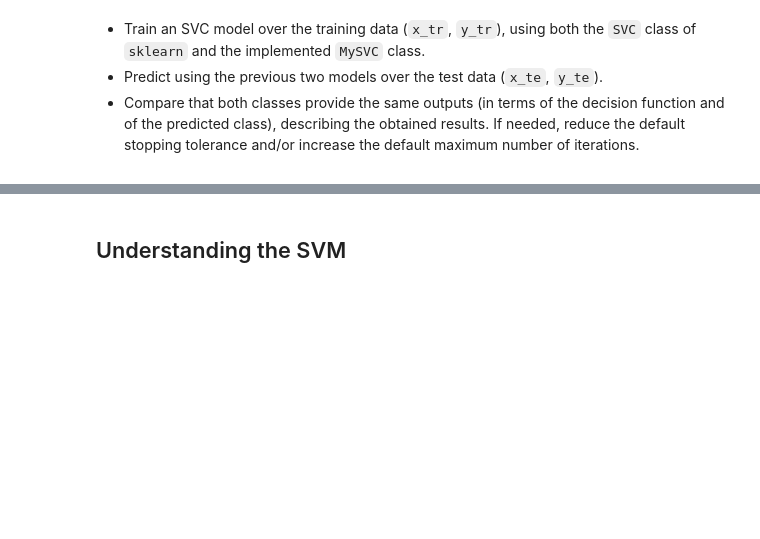
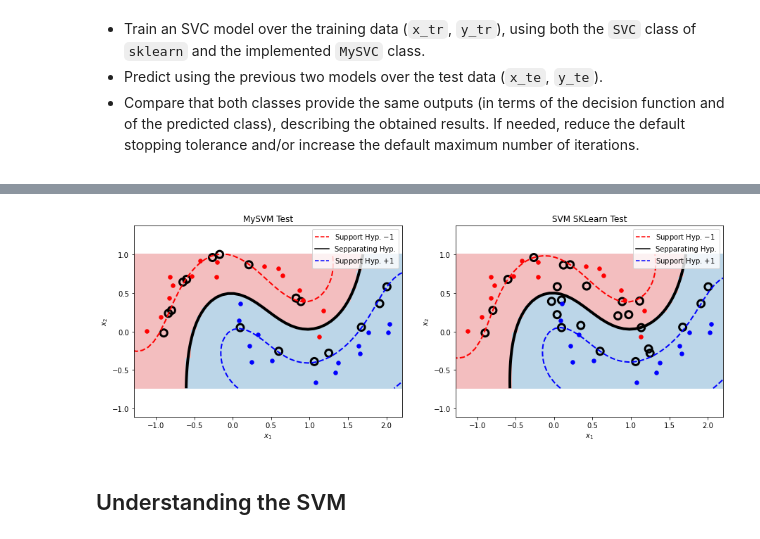
Before and after one commit to glorelvalle/mucd-mg, a Jupyter notebook: maaa/p1/SMO.ipynb, the cells around one changed output, grey strips where cells are left out. Cells and saved outputs as stored; diff of their text form; code cells hidden in the pictures; blank space fills up the shorter version.

```diff
--- a/maaa/p1/SMO.ipynb
+++ b/maaa/p1/SMO.ipynb
@@ -325,3 +372,17 @@ model_sk = SVC(C=C, gamma=gamma)
+# %%
+fig, ax = plt.subplots()
+
+plt.subplot(121)
+plot_svc(x_te, y_te, model_my)
+plt.title("MySVM Test")
+
+plt.subplot(122)
+plot_svc(x_te, y_te, model_sk)
+plt.title("SVM SKLearn Test")
+
+plt.show()
+# %% [output]
+[figure, added]
 # %% [markdown]
 ## Understanding the SVM
 # %% [markdown]
```
Also changed, not shown: parts of 11 cells of this notebook.
